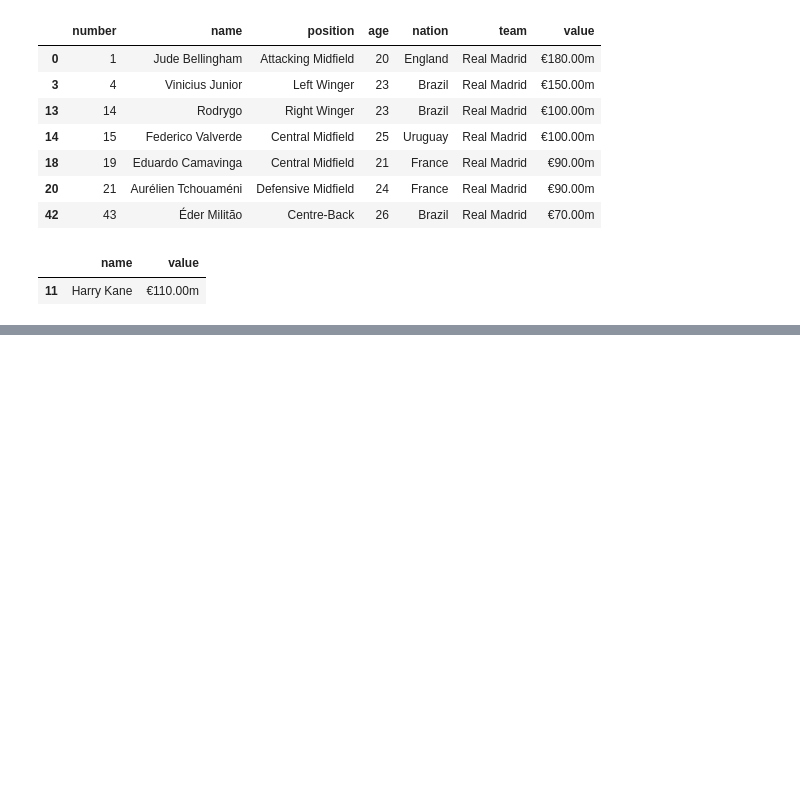
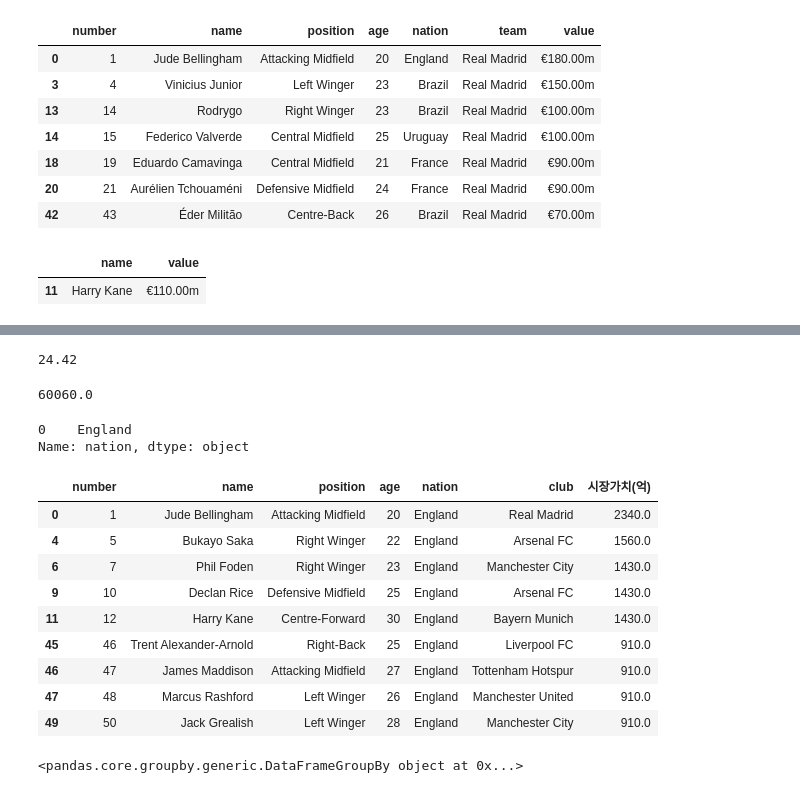
Before and after one commit to zsert1/transfermarket, a Jupyter notebook: pandas_with_50.ipynb, the cells around one changed output, grey strips where cells are left out. Drawn from its saved outputs; the diff is of its cells as text; code cells hidden in the pictures; blank space fills up the shorter version.

```diff
--- a/pandas_with_50.ipynb
+++ b/pandas_with_50.ipynb
@@ -181,0 +236,2 @@ df.loc[age30IsUnder,['name','value']]
+# %%
+df.rename(columns={'team':'club'},inplace=True)
@@ -181,0 +302,35 @@ df.loc[age30IsUnder,['name','value']]
+# %%
+# 컬럼의 평균
+df['age'].mean()
+# %% [output]
+24.42
+# %%
+# 합계 구하기
+df['시장가치(억)'].sum()
+# %% [output]
+60060.0
+# %%
+# 최빈값 ex) 선수들이 속한 가장 많은 나라?
+df['nation'].mode()
+# %% [output]
+0    England
+Name: nation, dtype: object
+# %%
+# 국적이 England 인 선수들은?
+df[df['nation']=='England']
+# %% [output]
+|  | number | name | position | age | nation | club | 시장가치(억) |
+| 0 | 1 | Jude Bellingham | Attacking Midfield | 20 | England | Real Madrid | 2340.0 |
+| 4 | 5 | Bukayo Saka | Right Winger | 22 | England | Arsenal FC | 1560.0 |
+| 6 | 7 | Phil Foden | Right Winger | 23 | England | Manchester City | 1430.0 |
+| 9 | 10 | Declan Rice | Defensive Midfield | 25 | England | Arsenal FC | 1430.0 |
+| 11 | 12 | Harry Kane | Centre-Forward | 30 | England | Bayern Munich | 1430.0 |
+| 45 | 46 | Trent Alexander-Arnold | Right-Back | 25 | England | Liverpool FC | 910.0 |
+| 46 | 47 | James Maddison | Attacking Midfield | 27 | England | Tottenham Hotspur | 910.0 |
+| 47 | 48 | Marcus Rashford | Left Winger | 26 | England | Manchester United | 910.0 |
+| 49 | 50 | Jack Grealish | Left Winger | 28 | England | Manchester City | 910.0 |
+# %%
+# 데이터를 그룹으로 묶어 분석
+df.groupby('nation')
+# %% [output]
+<pandas.core.groupby.generic.DataFrameGroupBy object at 0x...>
```
Also changed, not shown: parts of 16 cells of this notebook, 1 other file.
